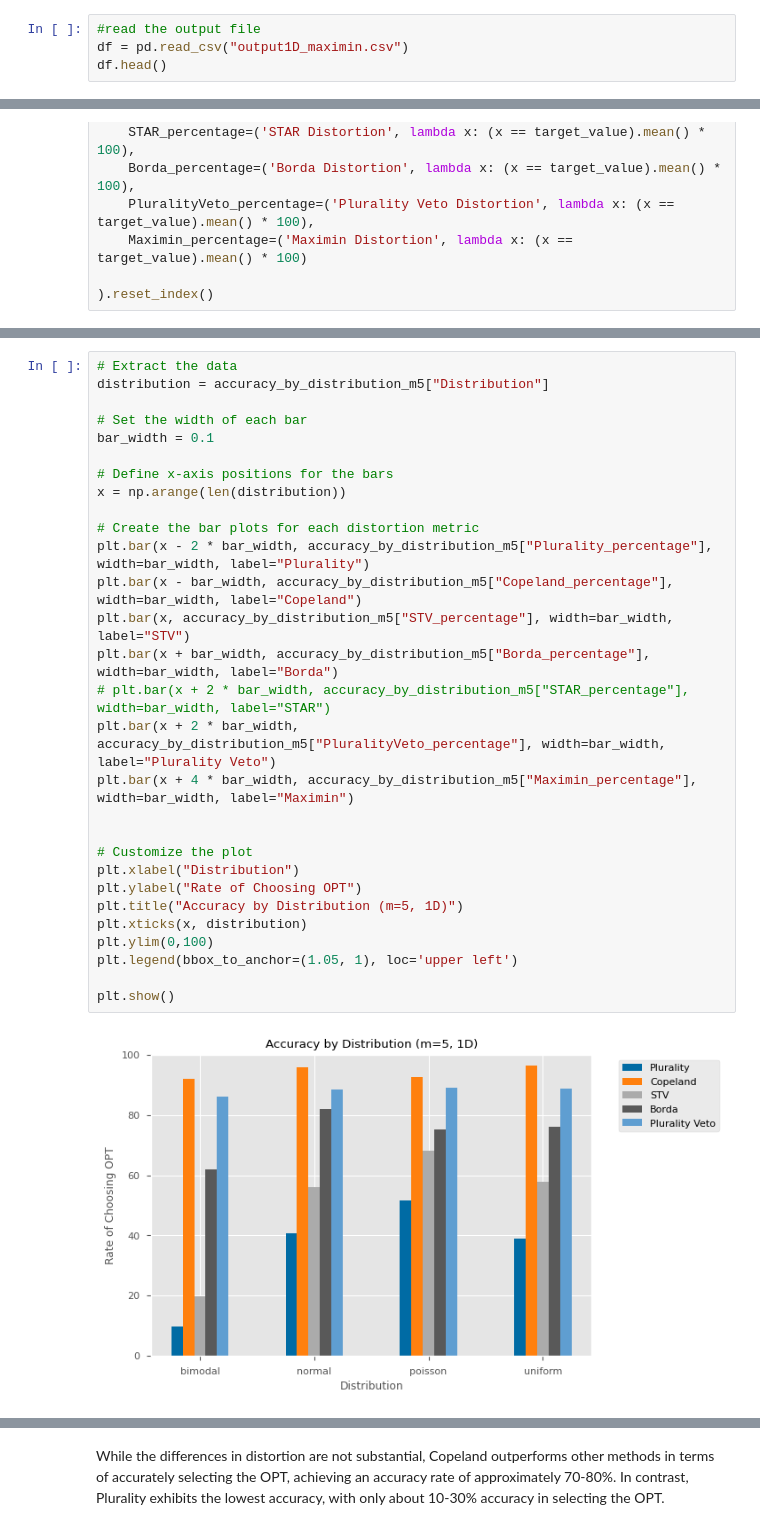
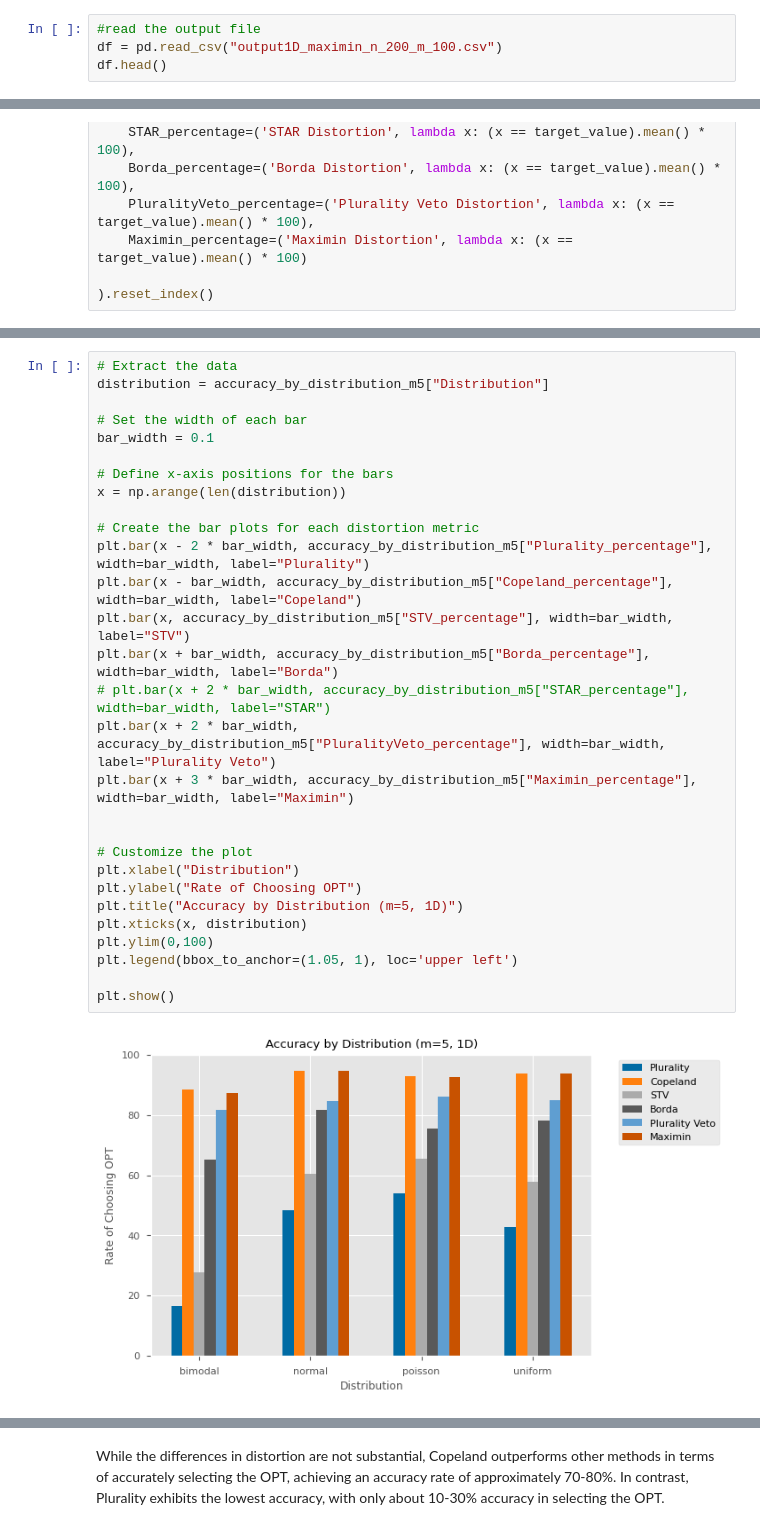
Before and after one commit to JohnAsaro/voting-distortion-maximin-rule, a Jupyter notebook: Visualization1D_with_maximin.ipynb, the cells around one changed output, grey strips where cells are left out. Drawn from its saved outputs; the diff is of its cells as text.

```diff
--- a/Visualization1D_with_maximin.ipynb
+++ b/Visualization1D_with_maximin.ipynb
@@ -17,5 +17,5 @@ style.use('tableau-colorblind10')
 style.use('seaborn-v0_8-paper')
 # %%
 #read the output file
-df = pd.read_csv("output1D_maximin.csv")
+df = pd.read_csv("output1D_maximin_n_200_m_100.csv")
 df.head()
@@ -688,34 +688,34 @@ accuracy_by_distribution_m5
 # %%
 # Extract the data
 distribution = accuracy_by_distribution_m5["Distribution"]
 
 # Set the width of each bar
 bar_width = 0.1
 
 # Define x-axis positions for the bars
 x = np.arange(len(distribution))
 
 # Create the bar plots for each distortion metric
 plt.bar(x - 2 * bar_width, accuracy_by_distribution_m5["Plurality_percentage"], width=bar_width, label="Plurality")
 plt.bar(x - bar_width, accuracy_by_distribution_m5["Copeland_percentage"], width=bar_width, label="Copeland")
 plt.bar(x, accuracy_by_distribution_m5["STV_percentage"], width=bar_width, label="STV")
 plt.bar(x + bar_width, accuracy_by_distribution_m5["Borda_percentage"], width=bar_width, label="Borda")
 # plt.bar(x + 2 * bar_width, accuracy_by_distribution_m5["STAR_percentage"], width=bar_width, label="STAR")
 plt.bar(x + 2 * bar_width, accuracy_by_distribution_m5["PluralityVeto_percentage"], width=bar_width, label="Plurality Veto")
-plt.bar(x + 4 * bar_width, accuracy_by_distribution_m5["Maximin_percentage"], width=bar_width, label="Maximin")
+plt.bar(x + 3 * bar_width, accuracy_by_distribution_m5["Maximin_percentage"], width=bar_width, label="Maximin")
 
 
 # Customize the plot
 plt.xlabel("Distribution")
 plt.ylabel("Rate of Choosing OPT")
 plt.title("Accuracy by Distribution (m=5, 1D)")
 plt.xticks(x, distribution)
 plt.ylim(0,100)
 plt.legend(bbox_to_anchor=(1.05, 1), loc='upper left')
 
 plt.show()
 # %% [output]
-[figure, old version]
+[figure, new version]
 # %%
 # Extract the data
 distribution = accuracy_by_distribution_m10["Distribution"]
```
Also changed, not shown: parts of 29 cells of this notebook, 5 other files.
